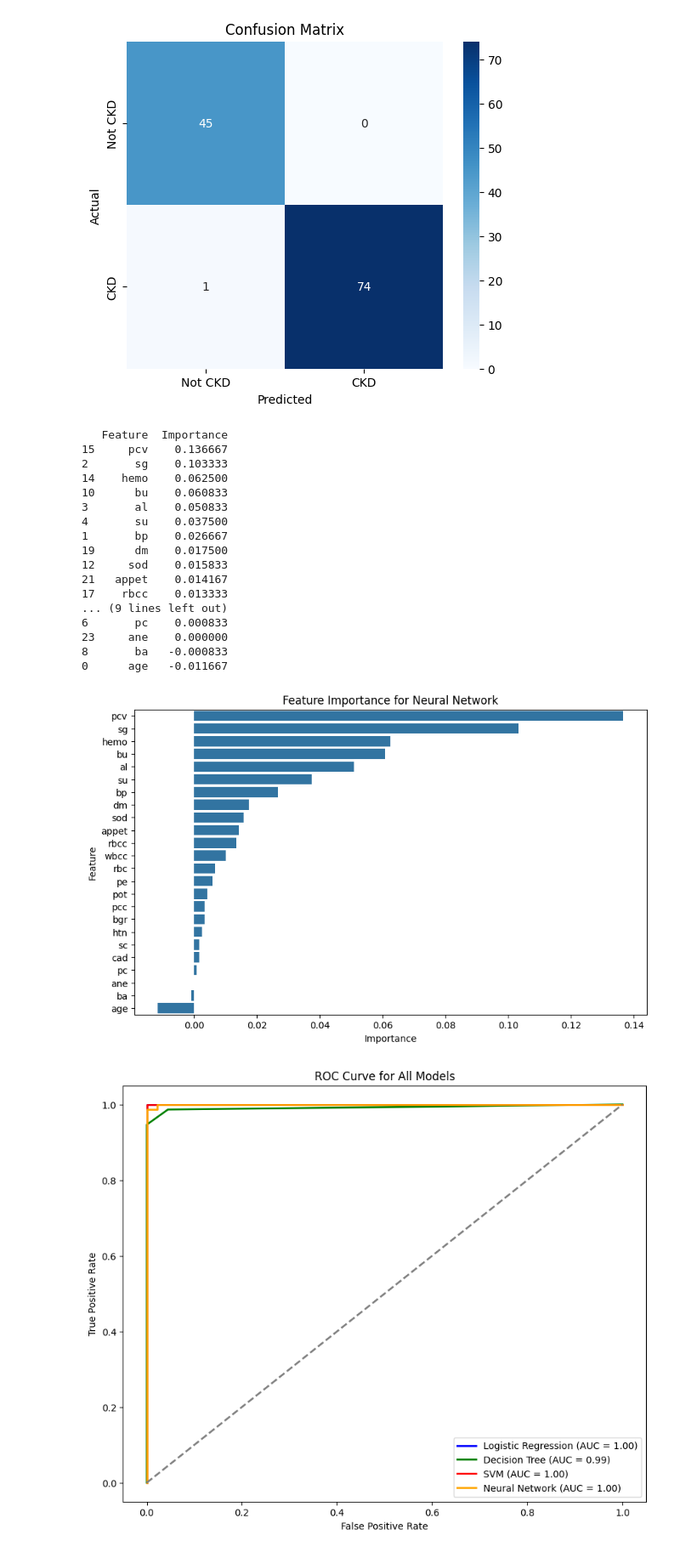
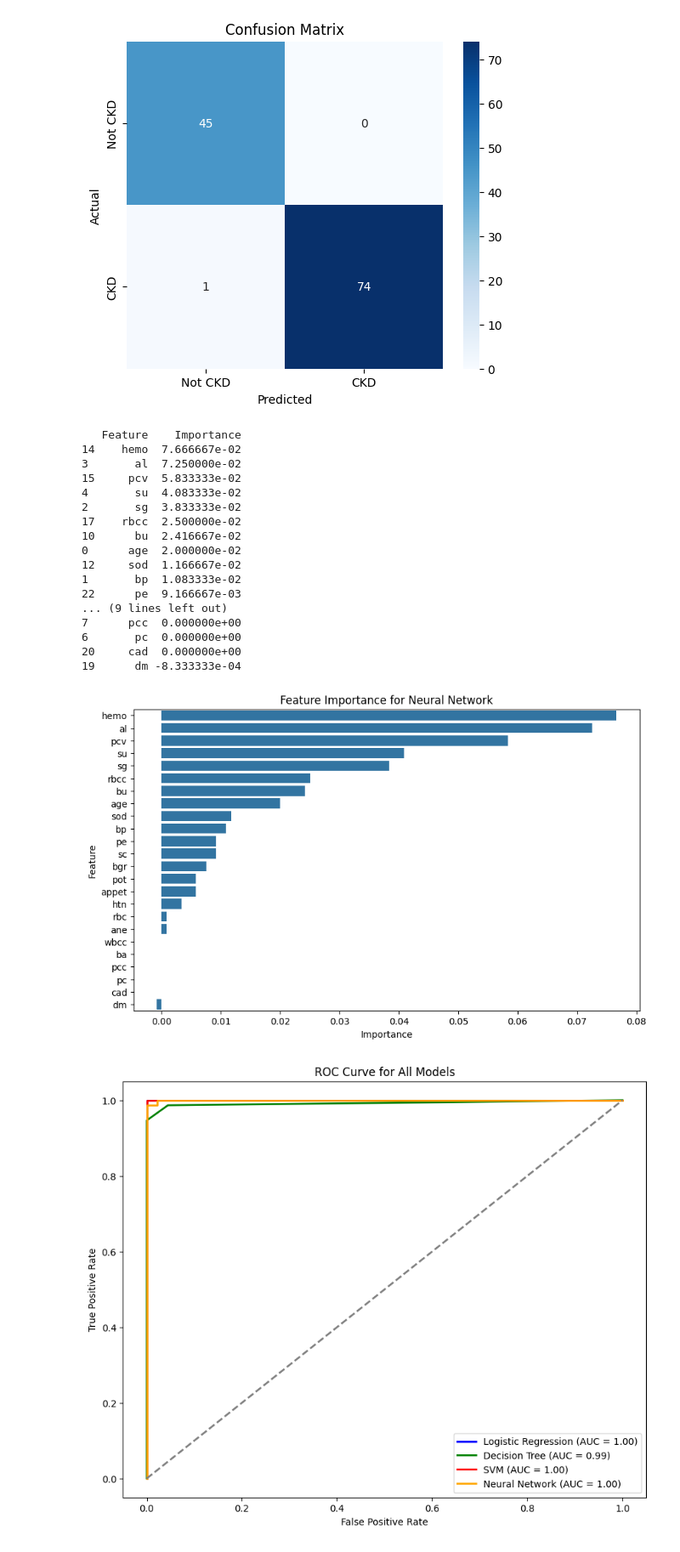
Before and after one commit to Kottancheril/Chronic_kidney_disease_prediction, a Jupyter notebook: chronic_kidney_disease.ipynb, the cells around one changed output. Shown at 85% size. Saved outputs shown, nothing was run; the diff lists cells and outputs as text; code cells hidden in the pictures.

```diff
--- a/chronic_kidney_disease.ipynb
+++ b/chronic_kidney_disease.ipynb
@@ -812,10 +812,9 @@ Classification Report (Test Data):
 weighted avg       0.99      0.99      0.99       120
 [figure]
 # %%
-# Fit the SVM model
-svm_model.fit(X_train, y_train)
+
 # Perform permutation importance
-result = permutation_importance(svm_model, X_test, y_test, n_repeats=10, random_state=42)
+result = permutation_importance(grid_search, X_test, y_test, n_repeats=10, random_state=42)
 
 # Get the importance of each feature
 feature_importance_svm_rbf = pd.DataFrame({
@@ -981,43 +980,42 @@ Classification Report (Test Data):
 weighted avg       0.99      0.99      0.99       120
 [figure]
 # %%
-nn_model.fit(X_train, y_train)
 # Evaluate feature importance using permutation importance
-perm_importance = permutation_importance(nn_model, X_test, y_test, n_repeats=10, random_state=42)
+perm_importance = permutation_importance(grid_search, X_test, y_test, n_repeats=10, random_state=42)
 
 # Get feature importance from the permutation importance results
 feature_importance_nn = pd.DataFrame({
     'Feature': X_train.columns,
     'Importance': perm_importance.importances_mean
 }).sort_values(by='Importance', ascending=False)
 
 # Display the most important features
 print(feature_importance_nn)
 
 # Plot the feature importance
 plt.figure(figsize=(10, 6))
 sns.barplot(x='Importance', y='Feature', data=feature_importance_nn)
 plt.title('Feature Importance for Neural Network')
 plt.show()
 # %% [output]
-   Feature  Importance
-15     pcv    0.136667
-2       sg    0.103333
-14    hemo    0.062500
-10      bu    0.060833
-3       al    0.050833
-4       su    0.037500
-1       bp    0.026667
-19      dm    0.017500
-12     sod    0.015833
-21   appet    0.014167
-17    rbcc    0.013333
+   Feature    Importance
+14    hemo  7.666667e-02
+3       al  7.250000e-02
+15     pcv  5.833333e-02
+4       su  4.083333e-02
+2       sg  3.833333e-02
+17    rbcc  2.500000e-02
+10      bu  2.416667e-02
+0      age  2.000000e-02
+12     sod  1.166667e-02
+1       bp  1.083333e-02
+22      pe  9.166667e-03
 ... (9 lines left out)
-6       pc    0.000833
-23     ane    0.000000
-8       ba   -0.000833
-0      age   -0.011667
+7      pcc  0.000000e+00
+6       pc  0.000000e+00
+20     cad  0.000000e+00
+19      dm -8.333333e-04
-[figure, old version]
+[figure, new version]
 # %%
 # Predicted probabilities for each model
 # For Logistic Regression
```
Also changed, not shown: parts of 2 cells of this notebook.
